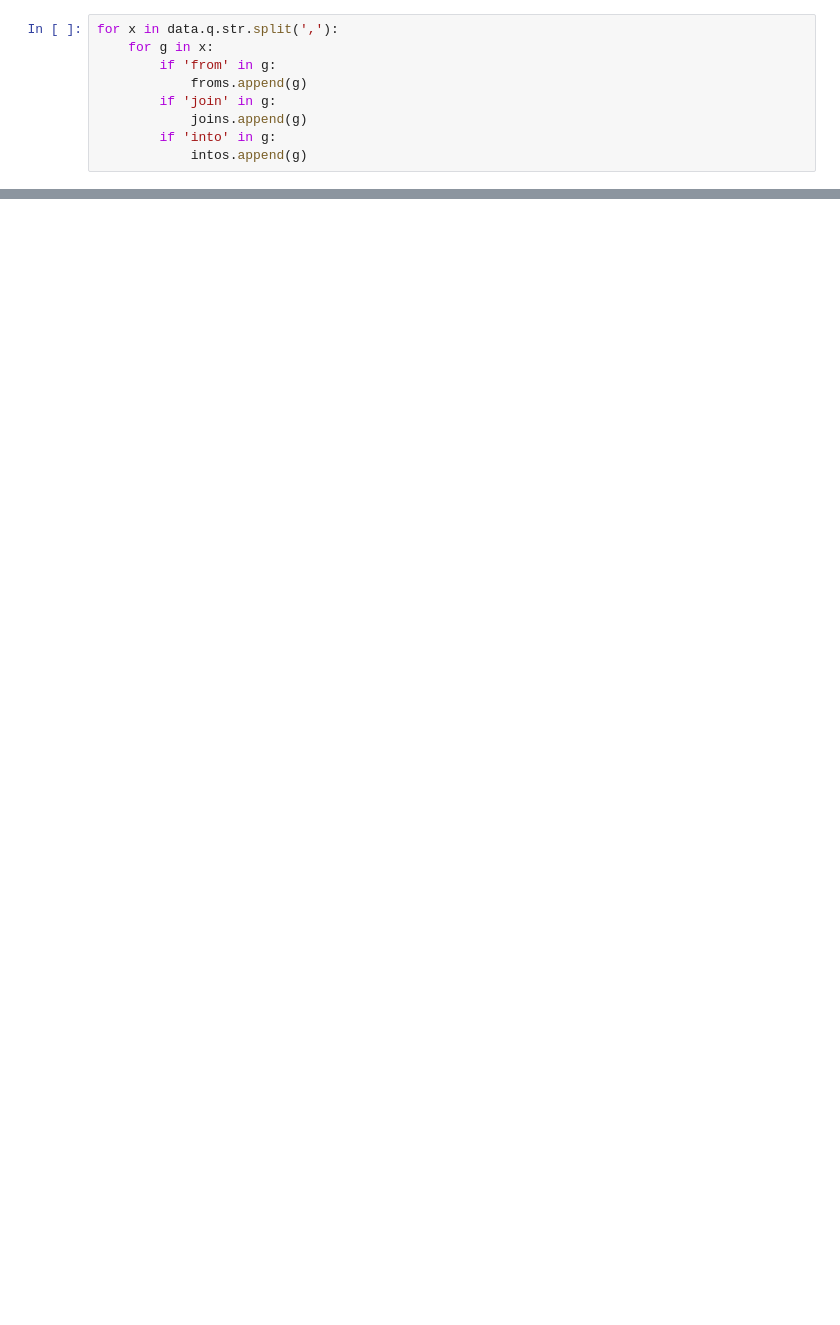
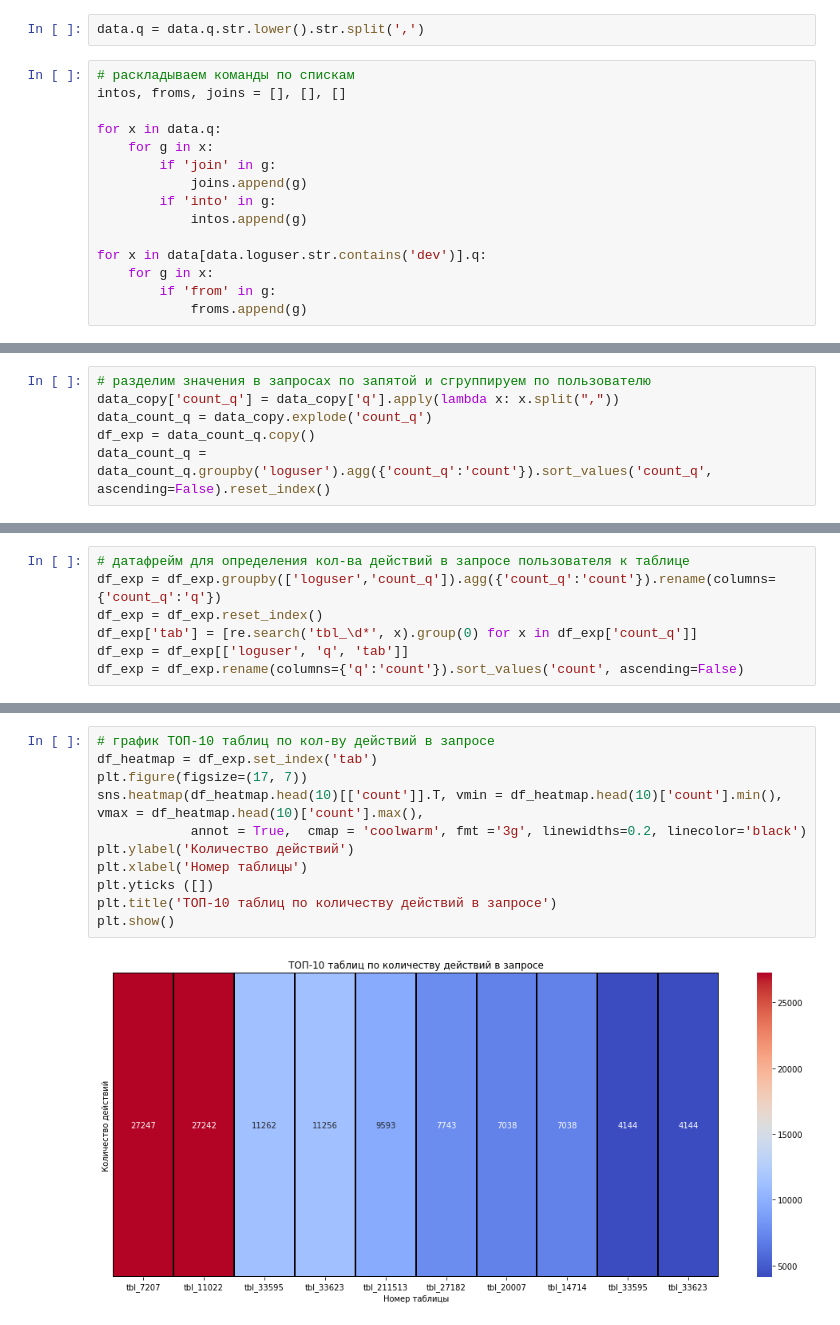
Before and after one commit to den-dw/skolkovo_hack, a Jupyter notebook: skolkovo_hack.ipynb, the cells around one changed output, grey strips where cells are left out. Drawn from its saved outputs; the diff is of its cells as text; blank space fills up the shorter version.

```diff
--- a/skolkovo_hack.ipynb
+++ b/skolkovo_hack.ipynb
@@ -19,9 +28,17 @@ intos, froms, joins = [], [], []
+# %%
+data.q = data.q.str.lower().str.split(',')
 # %%
-for x in data.q.str.split(','):
+# раскладываем команды по спискам
+intos, froms, joins = [], [], []
+
+for x in data.q:
     for g in x:
-        if 'from' in g:
-            froms.append(g)
         if 'join' in g:
             joins.append(g)
         if 'into' in g:
             intos.append(g)
+
+for x in data[data.loguser.str.contains('dev')].q:
+    for g in x:
+        if 'from' in g:
+            froms.append(g)
@@ -92,0 +123,6 @@ df
+# %%
+# разделим значения в запросах по запятой и сгруппируем по пользователю
+data_copy['count_q'] = data_copy['q'].apply(lambda x: x.split(","))
+data_count_q = data_copy.explode('count_q')
+df_exp = data_count_q.copy()
+data_count_q = data_count_q.groupby('loguser').agg({'count_q':'count'}).sort_values('count_q', ascending=False).reset_index()
@@ -92,0 +157,7 @@ df
+# %%
+# датафрейм для определения кол-ва действий в запросе пользователя к таблице
+df_exp = df_exp.groupby(['loguser','count_q']).agg({'count_q':'count'}).rename(columns={'count_q':'q'})
+df_exp = df_exp.reset_index()
+df_exp['tab'] = [re.search('tbl_\d*', x).group(0) for x in df_exp['count_q']]
+df_exp = df_exp[['loguser', 'q', 'tab']]
+df_exp = df_exp.rename(columns={'q':'count'}).sort_values('count', ascending=False)
@@ -92,0 +179,13 @@ df
+# %%
+# график ТОП-10 таблиц по кол-ву действий в запросе
+df_heatmap = df_exp.set_index('tab')
+plt.figure(figsize=(17, 7))
+sns.heatmap(df_heatmap.head(10)[['count']].T, vmin = df_heatmap.head(10)['count'].min(), vmax = df_heatmap.head(10)['count'].max(),
+            annot = True,  cmap = 'coolwarm', fmt ='3g', linewidths=0.2, linecolor='black')
+plt.ylabel('Количество действий')
+plt.xlabel('Номер таблицы')
+plt.yticks ([])
+plt.title('ТОП-10 таблиц по количеству действий в запросе')
+plt.show()
+# %% [output]
+[figure, added]
```
Also changed, not shown: parts of 31 cells of this notebook, 1 other file.
